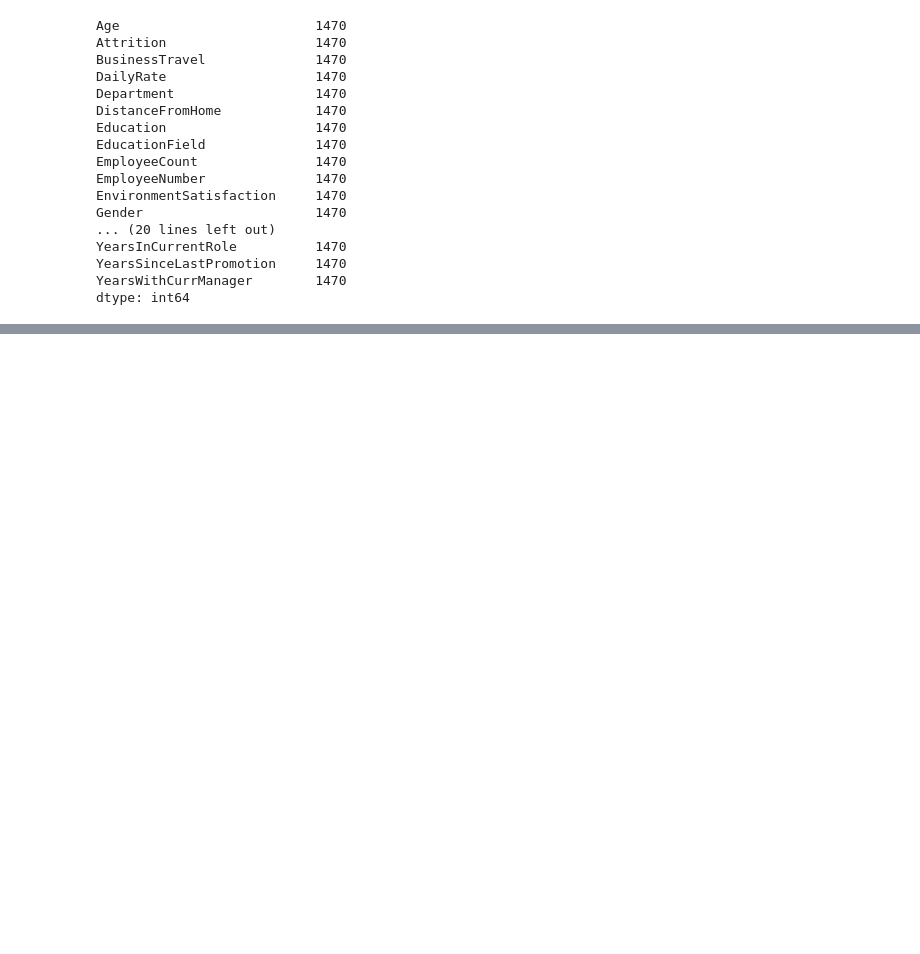
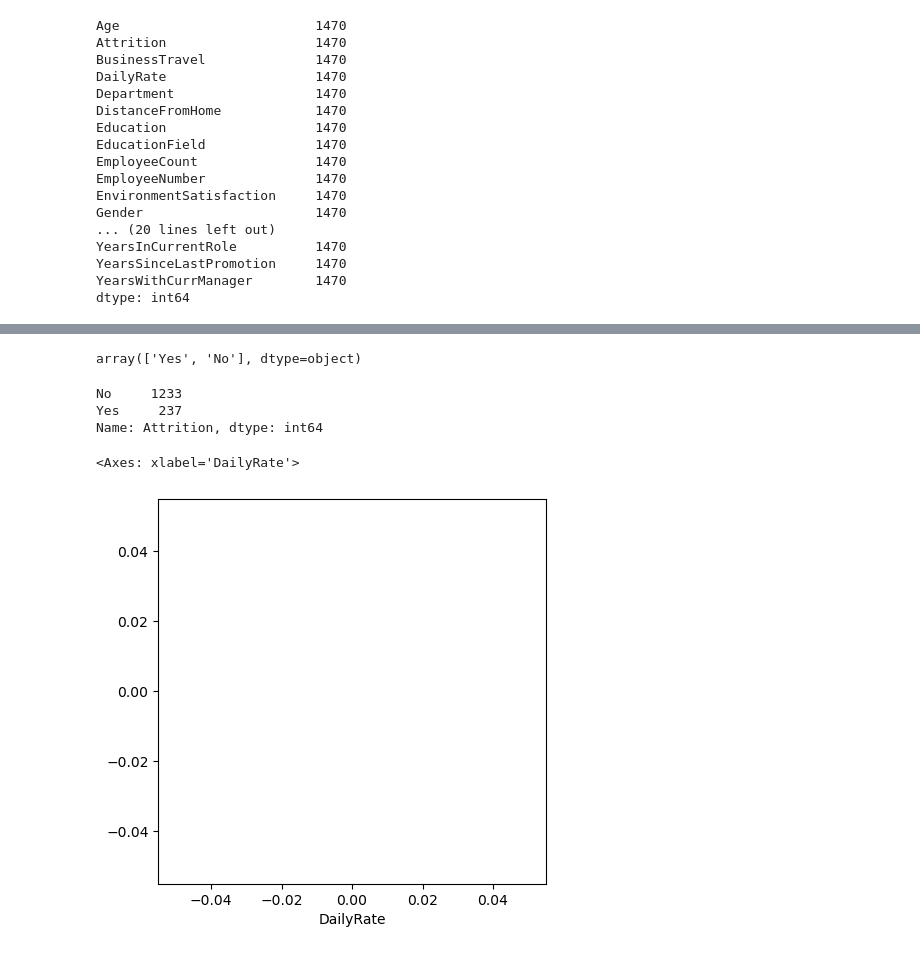
Before and after one commit to MJanbandhu/OnlyPractice, a Jupyter notebook: Machine_Learning/Decision Tree/Pract DT RF Bagging and Boosting .ipynb, the cells around one changed output, grey strips where cells are left out. Drawn from its saved outputs; the diff is of its cells as text; code cells hidden in the pictures; blank space fills up the shorter version.

```diff
--- a/Machine_Learning/Decision Tree/Pract DT RF Bagging and Boosting .ipynb
+++ b/Machine_Learning/Decision Tree/Pract DT RF Bagging and Boosting .ipynb
@@ -50,0 +108,16 @@ dtype: int64
+# %%
+data['Attrition'].unique()
+# %% [output]
+array(['Yes', 'No'], dtype=object)
+# %%
+data['Attrition'].value_counts()
+# %% [output]
+No     1233
+Yes     237
+Name: Attrition, dtype: int64
+# %%
+plt.figure(figsize=(5,5))
+snb.scatterplot(data=data,x='DailyRate')
+# %% [output]
+<Axes: xlabel='DailyRate'>
+[figure, added]
```
Also changed, not shown: parts of 6 cells of this notebook.
